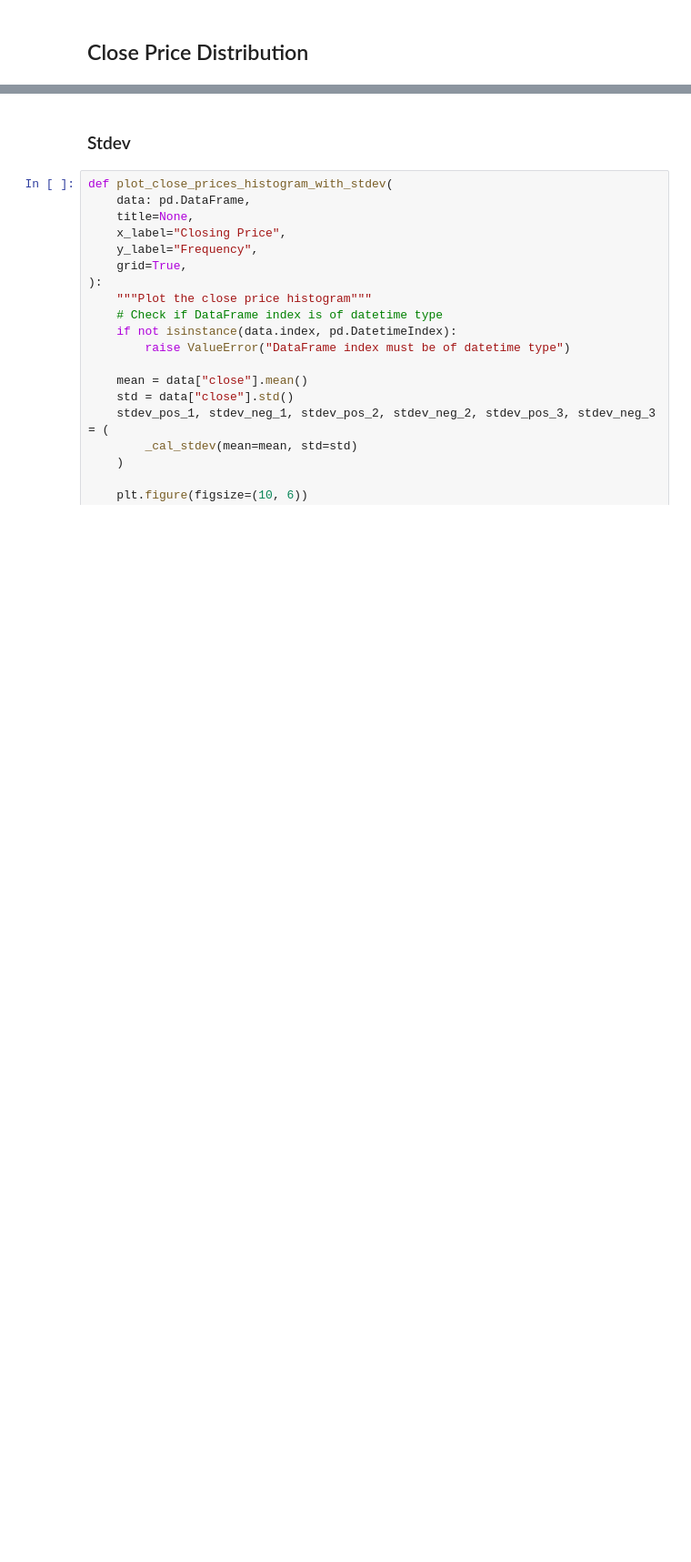
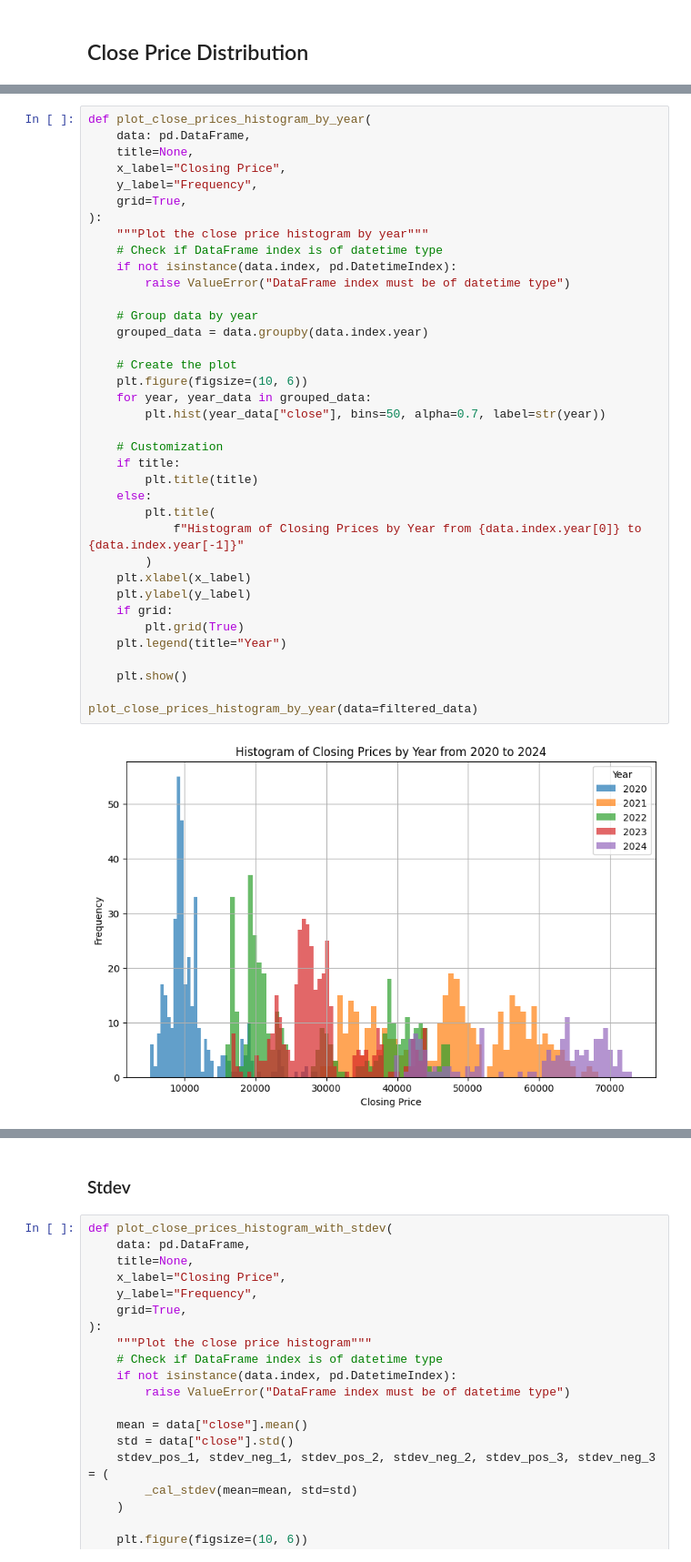
Before and after one commit to propuchon/quant-research, a Jupyter notebook: notebooks/bitcoin.ipynb, the cells around one changed output, grey strips where cells are left out. Shown at 91% size. Drawn from its saved outputs; the diff is of its cells as text; blank space fills up the shorter version.

```diff
--- a/notebooks/bitcoin.ipynb
+++ b/notebooks/bitcoin.ipynb
@@ -122,3 +122,42 @@ plot_close_prices_histogram(data=filtered_data)
+# %%
+def plot_close_prices_histogram_by_year(
+    data: pd.DataFrame,
+    title=None,
+    x_label="Closing Price",
+    y_label="Frequency",
+    grid=True,
+):
+    """Plot the close price histogram by year"""
+    # Check if DataFrame index is of datetime type
+    if not isinstance(data.index, pd.DatetimeIndex):
+        raise ValueError("DataFrame index must be of datetime type")
+
+    # Group data by year
+    grouped_data = data.groupby(data.index.year)
+
+    # Create the plot
+    plt.figure(figsize=(10, 6))
+    for year, year_data in grouped_data:
+        plt.hist(year_data["close"], bins=50, alpha=0.7, label=str(year))
+
+    # Customization
+    if title:
+        plt.title(title)
+    else:
+        plt.title(
+            f"Histogram of Closing Prices by Year from {data.index.year[0]} to {data.index.year[-1]}"
+        )
+    plt.xlabel(x_label)
+    plt.ylabel(y_label)
+    if grid:
+        plt.grid(True)
+    plt.legend(title="Year")
+
+    plt.show()
+
+plot_close_prices_histogram_by_year(data=filtered_data)
+# %% [output]
+[figure, added]
 # %%
 def plot_close_prices_histogram(
     data: pd.DataFrame,
```
Also changed, not shown: parts of 15 cells of this notebook, 3 other files.
